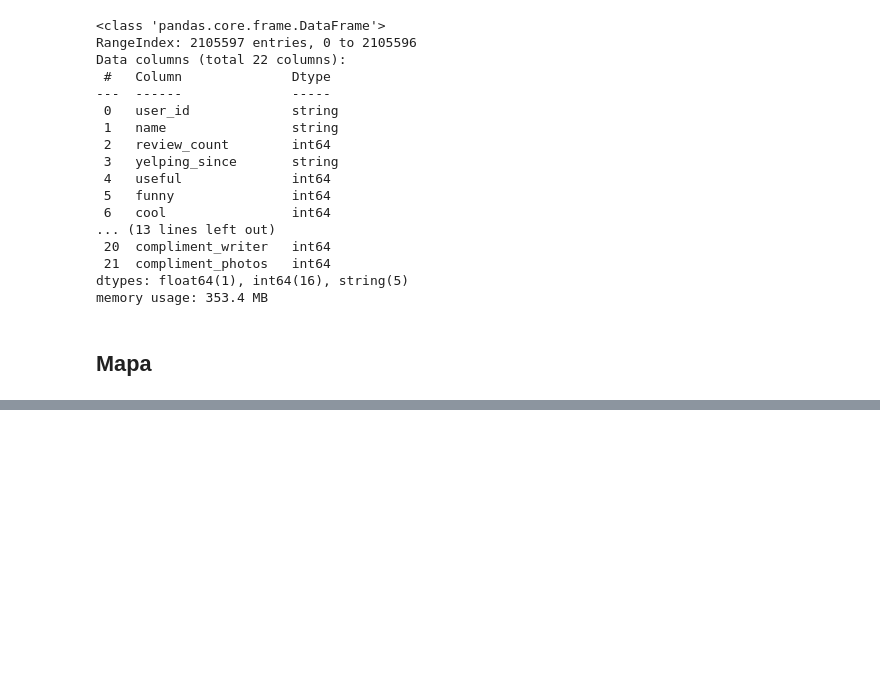
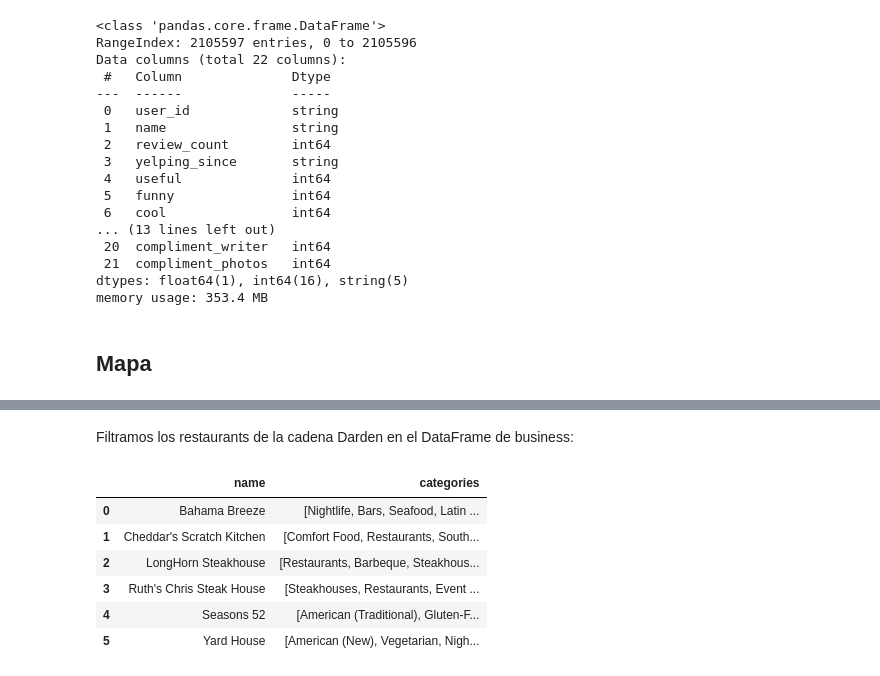
Before and after one commit to litcoininvestorbros/Henry_PF, a Jupyter notebook: notebooks/eda_yelp.ipynb, the cells around one changed output, grey strips where cells are left out. Saved outputs shown, nothing was run; the diff lists cells and outputs as text; code cells hidden in the pictures; blank space fills up the shorter version.

```diff
--- a/notebooks/eda_yelp.ipynb
+++ b/notebooks/eda_yelp.ipynb
@@ -194,0 +175,3 @@ df_business["attributes"].iloc[0]
+# %%
+# Abrir el archivo guardado en una sesión anterior
+df_business = pd.read_parquet(f'{path_data}/etl-business.parquet')
@@ -336,0 +435,18 @@ plt.show()
+# %% [markdown]
+Filtramos los restaurants de la cadena Darden en el DataFrame de business:
+# %%
+# Nombres específicos a buscar
+nombres_especificos = [
+    'olive garden', 'longhorn steakhouse', 'yard house',
+    "ruth's chris steak house", "cheddar's scratch kitchen",
+    'the capital grille', 'seasons 52', "eddiev's",
+    'bahama breeze'
+]
+
+# Convertir los nombres a minúsculas para hacer la búsqueda insensible a mayúsculas y minúsculas
+nombres_especificos = [nombre.lower() for nombre in nombres_especificos]
+
+# Filtrar el DataFrame por los nombres específicos
+df_filtrado_nombres = df_business[df_business['name'].str.lower().str.contains('|'.join(nombres_especificos), case=False)]
+
+df_filtrado_nombres.head(2)
@@ -336,0 +459,20 @@ plt.show()
+# %%
+# Convertir los nombres a minúsculas para hacer la búsqueda insensible a mayúsculas y minúsculas
+nombres_especificos = [nombre.lower() for nombre in nombres_especificos]
+
+# Filtrar el DataFrame por los nombres específicos
+df_filtrado_nombres = df_business[df_business['name'].str.lower().isin(nombres_especificos)]
+
+# Agrupar por nombre, asumiendo que cada nombre tiene asociadas las mismas categorías
+categorias_por_nombre = df_filtrado_nombres.groupby('name')['categories'].unique().reset_index()
+
+# Mostrar los resultados de manera más legible
+categorias_por_nombre
+# %% [output]
+|  | name | categories |
+| 0 | Bahama Breeze | [Nightlife, Bars, Seafood, Latin ... |
+| 1 | Cheddar's Scratch Kitchen | [Comfort Food, Restaurants, South... |
+| 2 | LongHorn Steakhouse | [Restaurants, Barbeque, Steakhous... |
+| 3 | Ruth's Chris Steak House | [Steakhouses, Restaurants, Event ... |
+| 4 | Seasons 52 | [American (Traditional), Gluten-F... |
+| 5 | Yard House | [American (New), Vegetarian, Nigh... |
```
Also changed, not shown: parts of 23 cells of this notebook, 1 other file.
